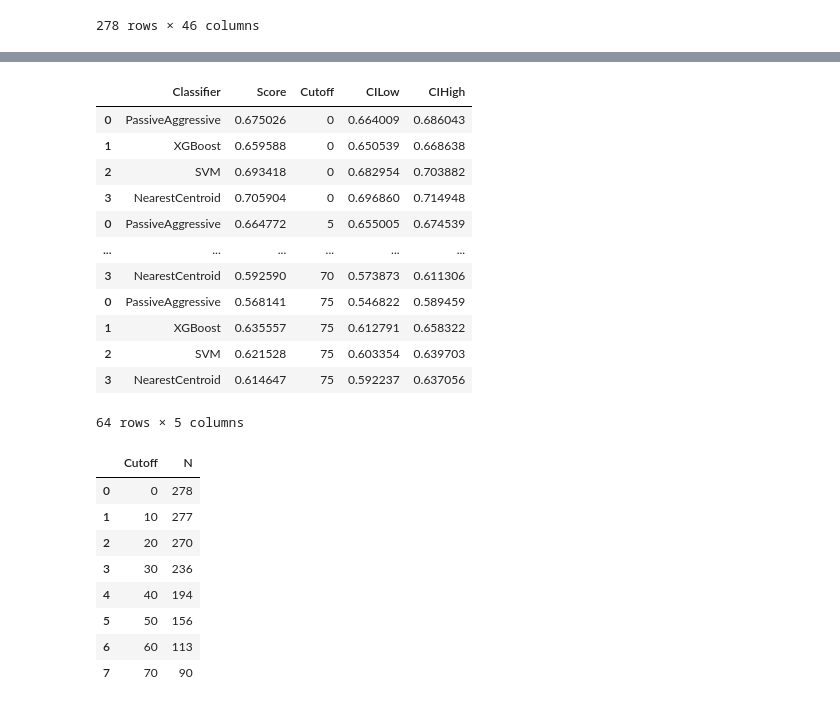
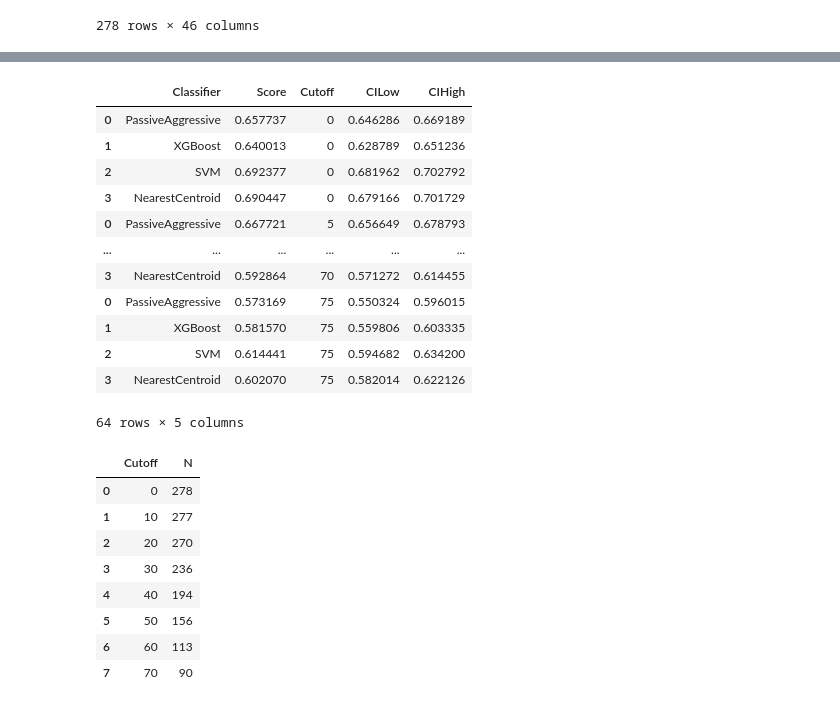
Before and after one commit to bnagy/heroides-paper, a Jupyter notebook: repro/elegy_poetics_accuracy.ipynb, the cells around one changed output, grey strips where cells are left out. Saved outputs shown, nothing was run; the diff lists cells and outputs as text; code cells hidden in the pictures.

```diff
--- a/repro/elegy_poetics_accuracy.ipynb
+++ b/repro/elegy_poetics_accuracy.ipynb
@@ -38,41 +48,41 @@ collection = []
 # In some poems, we have corrupt lines, and so we delete the H that matches
 # a corrupt P and vice versa.
 
-ep = babble.bookbabs('ovid/OV-epis.xml', name="Ep.")
+ep = babble.bookbabs('corpus/OV-epis.xml', name="Ep.")
 for b in ep:
     b.author = 'Ovid'
 collection.extend(ep)
 
-tr = babble.multi_bookbabs(sorted(glob.glob('ovid/OV-tri*.xml')), name="Tr.")
+tr = babble.multi_bookbabs(sorted(glob.glob('corpus/OV-tri*.xml')), name="Tr.")
 for b in tr:
     b.author = 'Ovid'
 collection.extend(tr)
 
-am = babble.multi_bookbabs(sorted(glob.glob('ovid/OV-amo*.xml')), name="Am.")
+am = babble.multi_bookbabs(sorted(glob.glob('corpus/OV-amo*.xml')), name="Am.")
 for b in am:
     b.author = 'Ovid'
 collection.extend(am)
 
-tib = babble.multi_bookbabs(sorted(glob.glob('TIB-ele*.xml')), name="Tib.")
+tib = babble.multi_bookbabs(sorted(glob.glob('corpus/TIB-ele*.xml')), name="Tib.")
 del tib[1].raw_source[24]
 for b in tib:
     b.author = 'Tibullus'
 collection.extend(tib)
 
-prop = babble.multi_bookbabs(sorted(glob.glob('PROP-ele*.xml')), name="Prop.")
+prop = babble.multi_bookbabs(sorted(glob.glob('corpus/PROP-ele*.xml')), name="Prop.")
 for b in prop:
     b.author = 'Propertius'
 del prop[55].raw_source[28]
 collection.extend(prop)
 
-cat = babble.bookbabs('CATVLL-carm.xml', name="Cat.")
+cat = babble.bookbabs('corpus/CATVLL-carm.xml', name="Cat.")
 cat_ele = [x for x in cat if x.elegiac and len(x) > 20]
 for b in cat_ele:
     b.author = 'Catullus'
 del cat_ele[3].raw_source[46]
 collection.extend(cat_ele)
 
-pon = babble.multi_bookbabs(sorted(glob.glob('ovid/OV-pon*.xml')), name="Pont.")
+pon = babble.multi_bookbabs(sorted(glob.glob('corpus/OV-pon*.xml')), name="Pont.")
 for b in pon:
     b.author = 'Ovid'
 del pon[1].raw_source[8]
@@ -237,20 +283,6 @@ test_clfs(CLASSIFIERS, vecs[(vecs.Work != 'Tr.') & (vecs.Work != 'Pont.')], cols
 # %%
 dfs = []
 for n in range(0,80,5):
-    dfs.append(test_clfs(CLASSIFIERS, vecs, cols, 'Work', cutoff=n, samps=100))
+    dfs.append(test_clfs(GRAPH_CLASSIFIERS, vecs, cols, 'Work', cutoff=n, samps=100))
 bywork = pd.concat(dfs)
 bywork
-# %% [output]
-|  | Classifier | Score | Cutoff | CILow | CIHigh |
-| 0 | PassiveAggressive | 0.675026 | 0 | 0.664009 | 0.686043 |
-| 1 | XGBoost | 0.659588 | 0 | 0.650539 | 0.668638 |
-| 2 | SVM | 0.693418 | 0 | 0.682954 | 0.703882 |
-| 3 | NearestCentroid | 0.705904 | 0 | 0.696860 | 0.714948 |
-| 0 | PassiveAggressive | 0.664772 | 5 | 0.655005 | 0.674539 |
-| ... | ... | ... | ... | ... | ... |
-| 3 | NearestCentroid | 0.592590 | 70 | 0.573873 | 0.611306 |
-| 0 | PassiveAggressive | 0.568141 | 75 | 0.546822 | 0.589459 |
-| 1 | XGBoost | 0.635557 | 75 | 0.612791 | 0.658322 |
-| 2 | SVM | 0.621528 | 75 | 0.603354 | 0.639703 |
-| 3 | NearestCentroid | 0.614647 | 75 | 0.592237 | 0.637056 |
-64 rows × 5 columns
@@ -259,3 +289,19 @@ bywork
+# %%
+bywork
+# %% [output]
+|  | Classifier | Score | Cutoff | CILow | CIHigh |
+| 0 | PassiveAggressive | 0.657737 | 0 | 0.646286 | 0.669189 |
+| 1 | XGBoost | 0.640013 | 0 | 0.628789 | 0.651236 |
+| 2 | SVM | 0.692377 | 0 | 0.681962 | 0.702792 |
+| 3 | NearestCentroid | 0.690447 | 0 | 0.679166 | 0.701729 |
+| 0 | PassiveAggressive | 0.667721 | 5 | 0.656649 | 0.678793 |
+| ... | ... | ... | ... | ... | ... |
+| 3 | NearestCentroid | 0.592864 | 70 | 0.571272 | 0.614455 |
+| 0 | PassiveAggressive | 0.573169 | 75 | 0.550324 | 0.596015 |
+| 1 | XGBoost | 0.581570 | 75 | 0.559806 | 0.603335 |
+| 2 | SVM | 0.614441 | 75 | 0.594682 | 0.634200 |
+| 3 | NearestCentroid | 0.602070 | 75 | 0.582014 | 0.622126 |
+64 rows × 5 columns
 # %%
 dicts = []
 for n in range(0,80,10):
```
Also changed, not shown: parts of 25 cells of this notebook, 3 other files.
